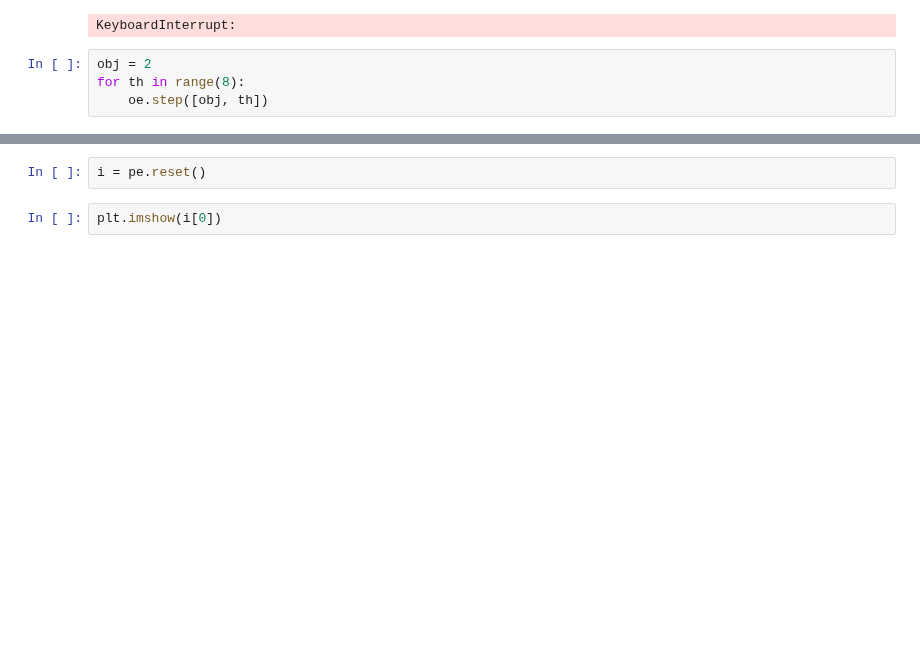
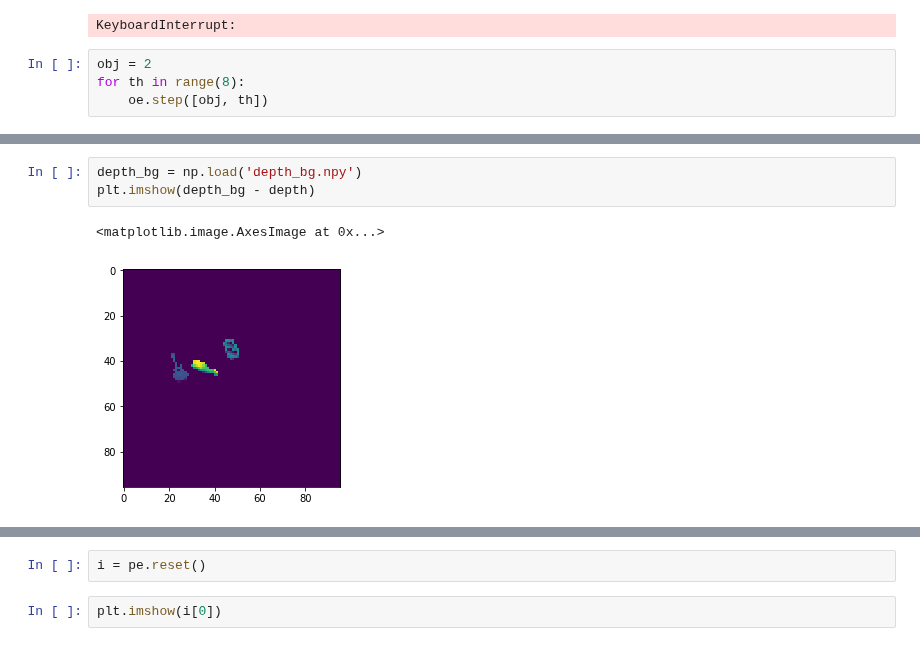
Before and after one commit to hogunkee/ur5_manipulation, a Jupyter notebook: ur5_mujoco/TestPadding.ipynb, the cells around one changed output, grey strips where cells are left out. Saved outputs shown, nothing was run; the diff lists cells and outputs as text; blank space fills up the shorter version.

```diff
--- a/ur5_mujoco/TestPadding.ipynb
+++ b/ur5_mujoco/TestPadding.ipynb
@@ -34,0 +78,6 @@ Creating window glfw
+# %%
+depth_bg = np.load('depth_bg.npy')
+plt.imshow(depth_bg - depth)
+# %% [output]
+<matplotlib.image.AxesImage at 0x...>
+[figure, added]
```
Also changed, not shown: parts of 46 cells of this notebook, 16 other files.
